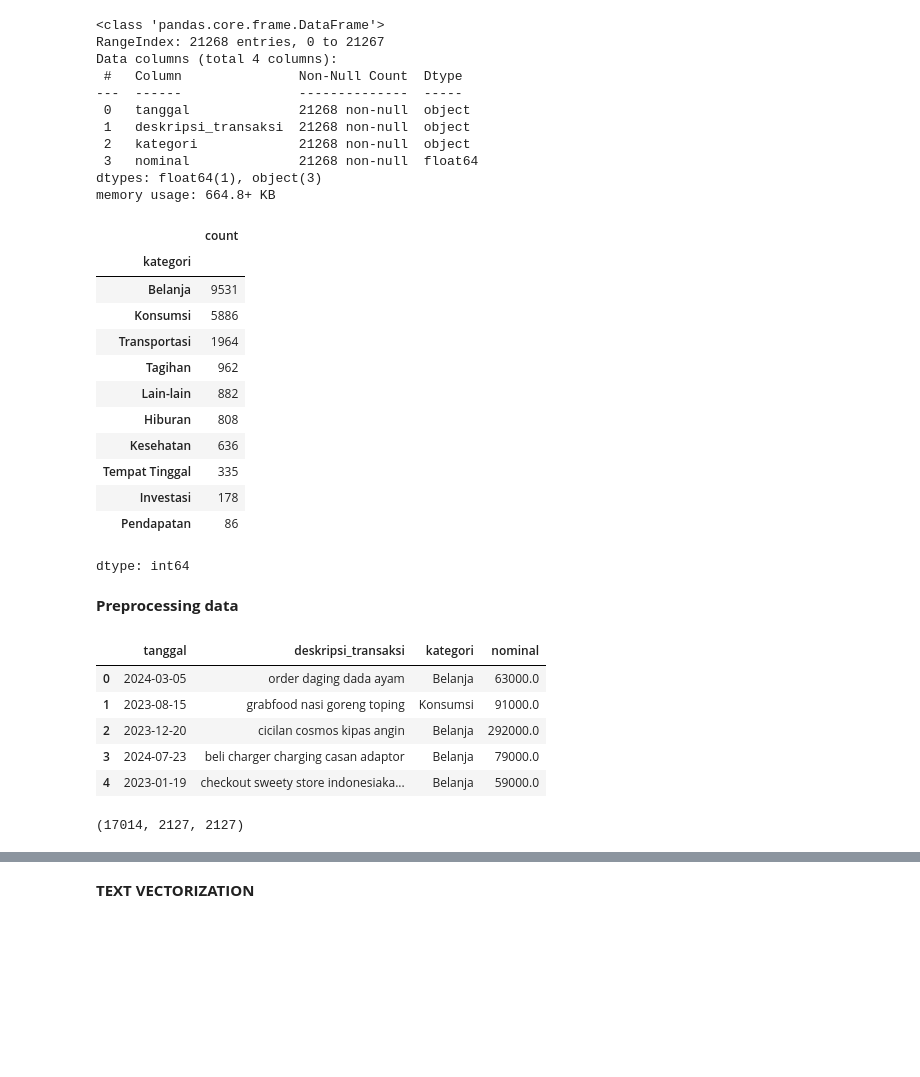
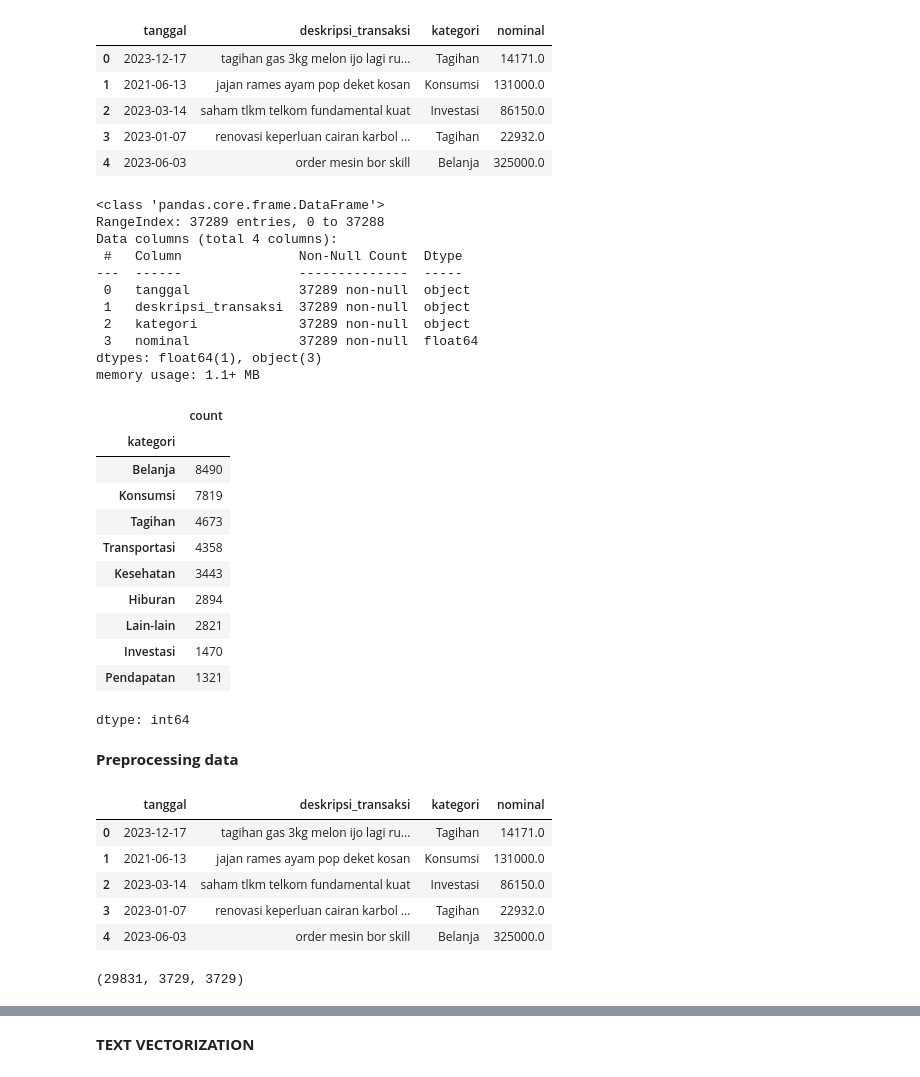
Before and after one commit to Capstone-Catatanku/ai-model, a Jupyter notebook: ai_klasifikasi/Catatanku_Klasifikasi.ipynb, the cells around one changed output, grey strips where cells are left out. Drawn from its saved outputs; the diff is of its cells as text; code cells hidden in the pictures; blank space fills up the shorter version.

```diff
--- a/ai_klasifikasi/Catatanku_Klasifikasi.ipynb
+++ b/ai_klasifikasi/Catatanku_Klasifikasi.ipynb
@@ -65,32 +114,39 @@ Pendapatan          86
 Name: count, dtype: int64
+# %%
+data.head()
+# %% [output]
+|  | tanggal | deskripsi_transaksi | kategori | nominal |
+| 0 | 2023-12-17 | tagihan gas 3kg melon ijo lagi ru... | Tagihan | 14171.0 |
+| 1 | 2021-06-13 | jajan rames ayam pop deket kosan | Konsumsi | 131000.0 |
+| 2 | 2023-03-14 | saham tlkm telkom fundamental kuat | Investasi | 86150.0 |
+| 3 | 2023-01-07 | renovasi keperluan cairan karbol ... | Tagihan | 22932.0 |
+| 4 | 2023-06-03 | order mesin bor skill | Belanja | 325000.0 |
 # %%
-data.head()
 data.info()
 data['kategori'].value_counts()
 # %% [output]
 <class 'pandas.core.frame.DataFrame'>
-RangeIndex: 21268 entries, 0 to 21267
+RangeIndex: 37289 entries, 0 to 37288
 Data columns (total 4 columns):
  #   Column               Non-Null Count  Dtype
 ---  ------               --------------  -----
- 0   tanggal              21268 non-null  object
- 1   deskripsi_transaksi  21268 non-null  object
- 2   kategori             21268 non-null  object
- 3   nominal              21268 non-null  float64
+ 0   tanggal              37289 non-null  object
+ 1   deskripsi_transaksi  37289 non-null  object
+ 2   kategori             37289 non-null  object
+ 3   nominal              37289 non-null  float64
 dtypes: float64(1), object(3)
-memory usage: 664.8+ KB
+memory usage: 1.1+ MB
 |  | count |
 | kategori |  |
-| Belanja | 9531 |
-| Konsumsi | 5886 |
-| Transportasi | 1964 |
-| Tagihan | 962 |
-| Lain-lain | 882 |
-| Hiburan | 808 |
-| Kesehatan | 636 |
-| Tempat Tinggal | 335 |
-| Investasi | 178 |
-| Pendapatan | 86 |
+| Belanja | 8490 |
+| Konsumsi | 7819 |
+| Tagihan | 4673 |
+| Transportasi | 4358 |
+| Kesehatan | 3443 |
+| Hiburan | 2894 |
+| Lain-lain | 2821 |
+| Investasi | 1470 |
+| Pendapatan | 1321 |
 dtype: int64
 # %% [markdown]
 **Preprocessing data**
@@ -103,28 +159,28 @@ def preprocessing(teks):
 # %%
 slang_dict = {
     "bli": "beli", "dapet": "dapat", "tdk": "tidak",
     "byr": "bayar", "gw": "saya", "dr": "dari", "yg": "yang",
     "dgn": "dengan", "utk": "untuk", "jd": "jadi", "krn": "karena",
     "udh": "sudah", "sdh": "sudah", "msh": "masih", "bs": "bisa",
     "nyicil": "cicilan", "cicil": "cicilan", "pesen": "pesan",
-    "topup": "isi saldo", "kontrakan": "sewa"
+    "topup": "isi saldo", "kontrakan": "sewa", "invest": "investasi", "nyaham": "saham"
 }
 def normalize_slang_words(teks):
     return ' '.join([slang_dict.get(w, w) for w in teks.split()])
 
 def clean(teks):
   teks = preprocessing(teks)
   teks = normalize_slang_words(teks)
   return teks
 data['deskripsi_transaksi'] = data['deskripsi_transaksi'].apply(clean)
 data.head()
 # %% [output]
 |  | tanggal | deskripsi_transaksi | kategori | nominal |
-| 0 | 2024-03-05 | order daging dada ayam | Belanja | 63000.0 |
-| 1 | 2023-08-15 | grabfood nasi goreng toping | Konsumsi | 91000.0 |
-| 2 | 2023-12-20 | cicilan cosmos kipas angin | Belanja | 292000.0 |
-| 3 | 2024-07-23 | beli charger charging casan adaptor | Belanja | 79000.0 |
-| 4 | 2023-01-19 | checkout sweety store indonesiaka... | Belanja | 59000.0 |
+| 0 | 2023-12-17 | tagihan gas 3kg melon ijo lagi ru... | Tagihan | 14171.0 |
+| 1 | 2021-06-13 | jajan rames ayam pop deket kosan | Konsumsi | 131000.0 |
+| 2 | 2023-03-14 | saham tlkm telkom fundamental kuat | Investasi | 86150.0 |
+| 3 | 2023-01-07 | renovasi keperluan cairan karbol ... | Tagihan | 22932.0 |
+| 4 | 2023-06-03 | order mesin bor skill | Belanja | 325000.0 |
 # %%
 X = data['deskripsi_transaksi'].values
 y = data['kategori'].values
@@ -132,4 +188,4 @@ X_train, X_temp, y_train, y_temp = train_test_split(X, y, test_size=0.2, random_
 X_val, X_test, y_val, y_test = train_test_split(X_temp, y_temp, test_size=0.5, random_state=42, stratify=y_temp)
 len(X_train), len(X_val), len(X_test)
 # %% [output]
-(17014, 2127, 2127)
+(29831, 3729, 3729)
```
Also changed, not shown: parts of 16 cells of this notebook, 5 other files.
